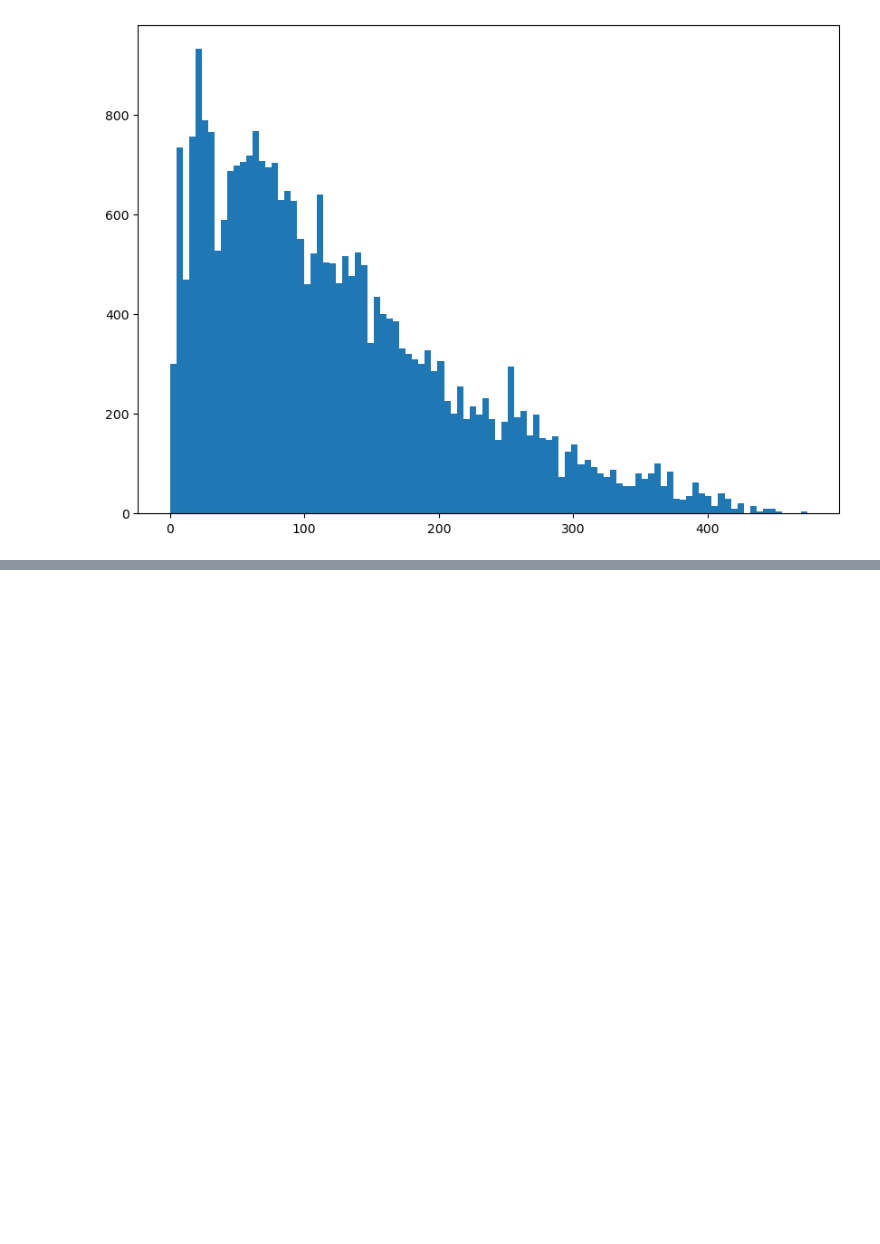
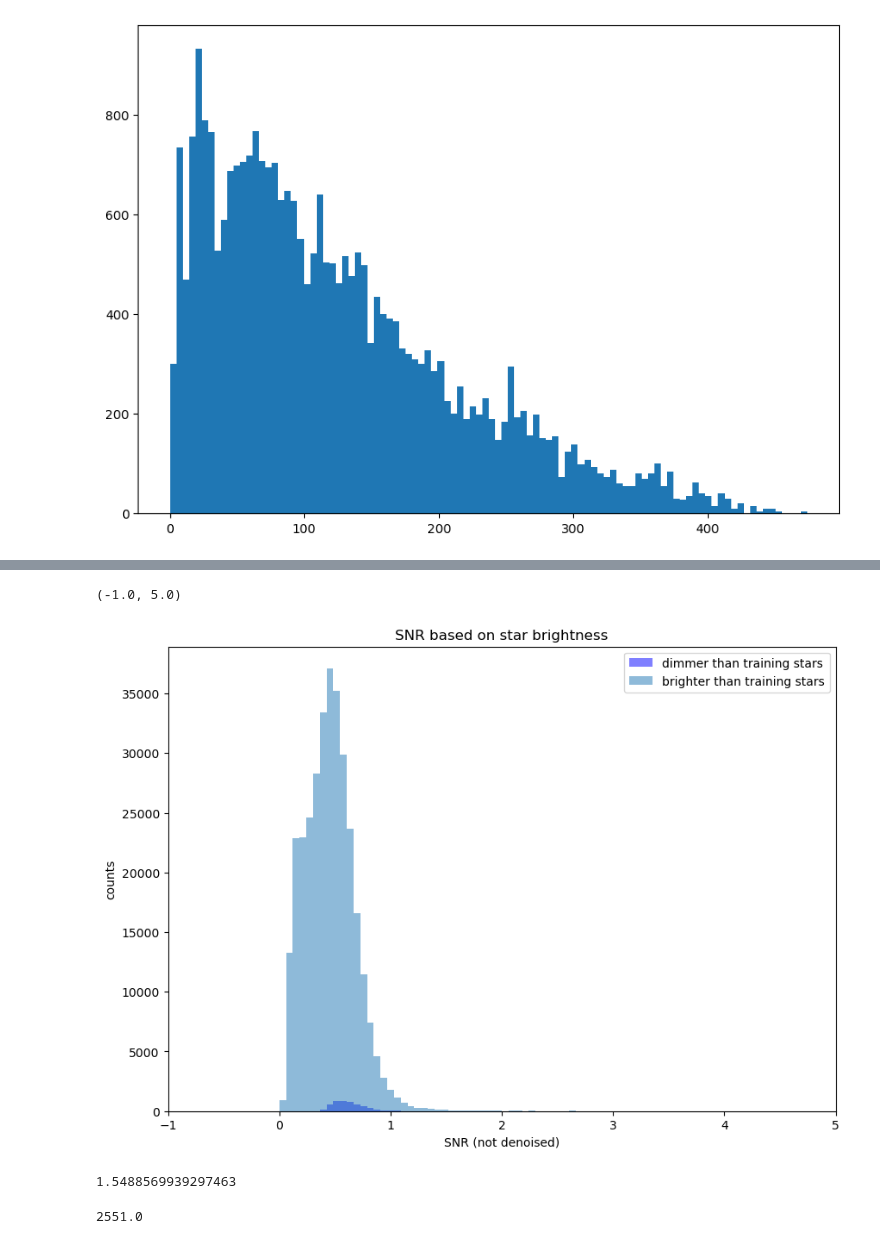
Before and after one commit to SHDaniels/Continuous-Readout-Image-Transient-Detection-with-CNNs, a Jupyter notebook: detectability_limits.ipynb, the cells around one changed output, grey strips where cells are left out. Saved outputs shown, nothing was run; the diff lists cells and outputs as text; code cells hidden in the pictures; blank space fills up the shorter version.

```diff
--- a/detectability_limits.ipynb
+++ b/detectability_limits.ipynb
@@ -536,0 +668,12 @@ plt.hist(avgs, bins=100)
+# %%
+plt.hist(less_than_130['snr_local'], bins=np.linspace(0,6,100), label='dimmer than training stars', alpha=.5, color='blue')
+plt.hist(more_than_130['snr_local'], bins=np.linspace(0,6,100), label='brighter than training stars', alpha=.5)
+# plt.xscale('log')
+plt.legend()
+plt.xlabel("SNR (not denoised)")
+plt.title("SNR based on star brightness")
+plt.ylabel("counts")
+plt.xlim(-1,5)
+# %% [output]
+(-1.0, 5.0)
+[figure, added]
@@ -536,0 +686,8 @@ plt.hist(avgs, bins=100)
+# %%
+np.min(final_df['snr_local_denoised'])
+# %% [output]
+1.5488569939297463
+# %%
+final_df.loc[64]['closest_x']
+# %% [output]
+2551.0
```
Also changed, not shown: parts of 158 cells of this notebook, 12 other files.
